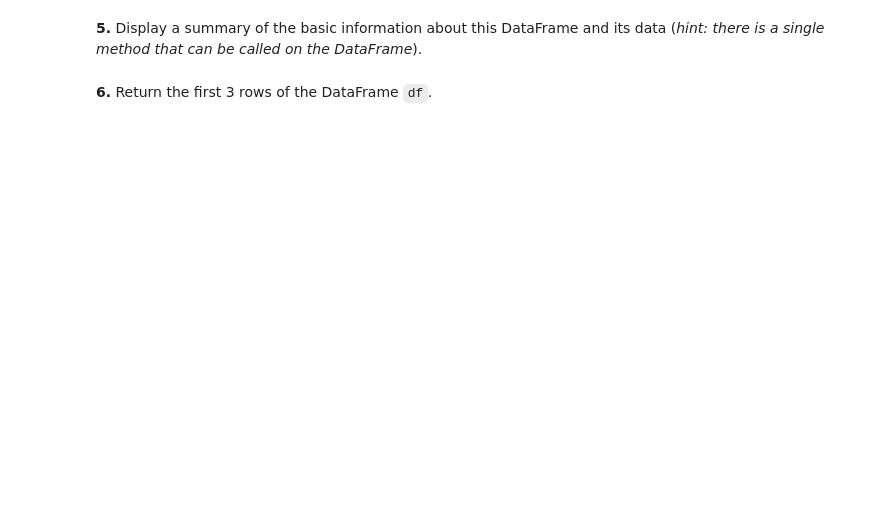
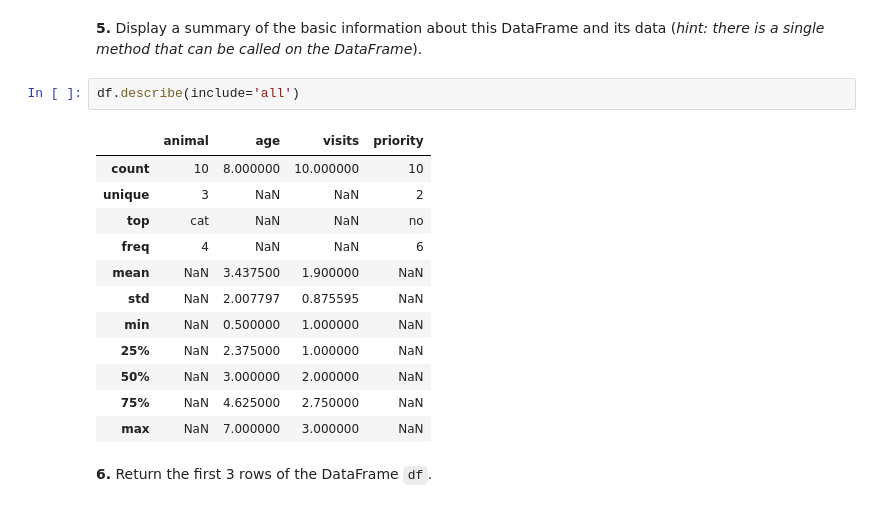
Before and after one commit to swarupyeole11/Pandas_Revision, a Jupyter notebook: 100_pandas_puzzles.ipynb, the cells around one changed output. Saved outputs shown, nothing was run; the diff lists cells and outputs as text; blank space fills up the shorter version.

```diff
--- a/100_pandas_puzzles.ipynb
+++ b/100_pandas_puzzles.ipynb
@@ -78,4 +111,19 @@ df = # (complete this line of code)
 # %% [markdown]
 **5.** Display a summary of the basic information about this DataFrame and its data (*hint: there is a single method that can be called on the DataFrame*).
+# %%
+df.describe(include='all')
+# %% [output]
+|  | animal | age | visits | priority |
+| count | 10 | 8.000000 | 10.000000 | 10 |
+| unique | 3 | NaN | NaN | 2 |
+| top | cat | NaN | NaN | no |
+| freq | 4 | NaN | NaN | 6 |
+| mean | NaN | 3.437500 | 1.900000 | NaN |
+| std | NaN | 2.007797 | 0.875595 | NaN |
+| min | NaN | 0.500000 | 1.000000 | NaN |
+| 25% | NaN | 2.375000 | 1.000000 | NaN |
+| 50% | NaN | 3.000000 | 2.000000 | NaN |
+| 75% | NaN | 4.625000 | 2.750000 | NaN |
+| max | NaN | 7.000000 | 3.000000 | NaN |
 # %% [markdown]
 **6.** Return the first 3 rows of the DataFrame `df`.
```
Also changed, not shown: parts of 27 cells of this notebook.
